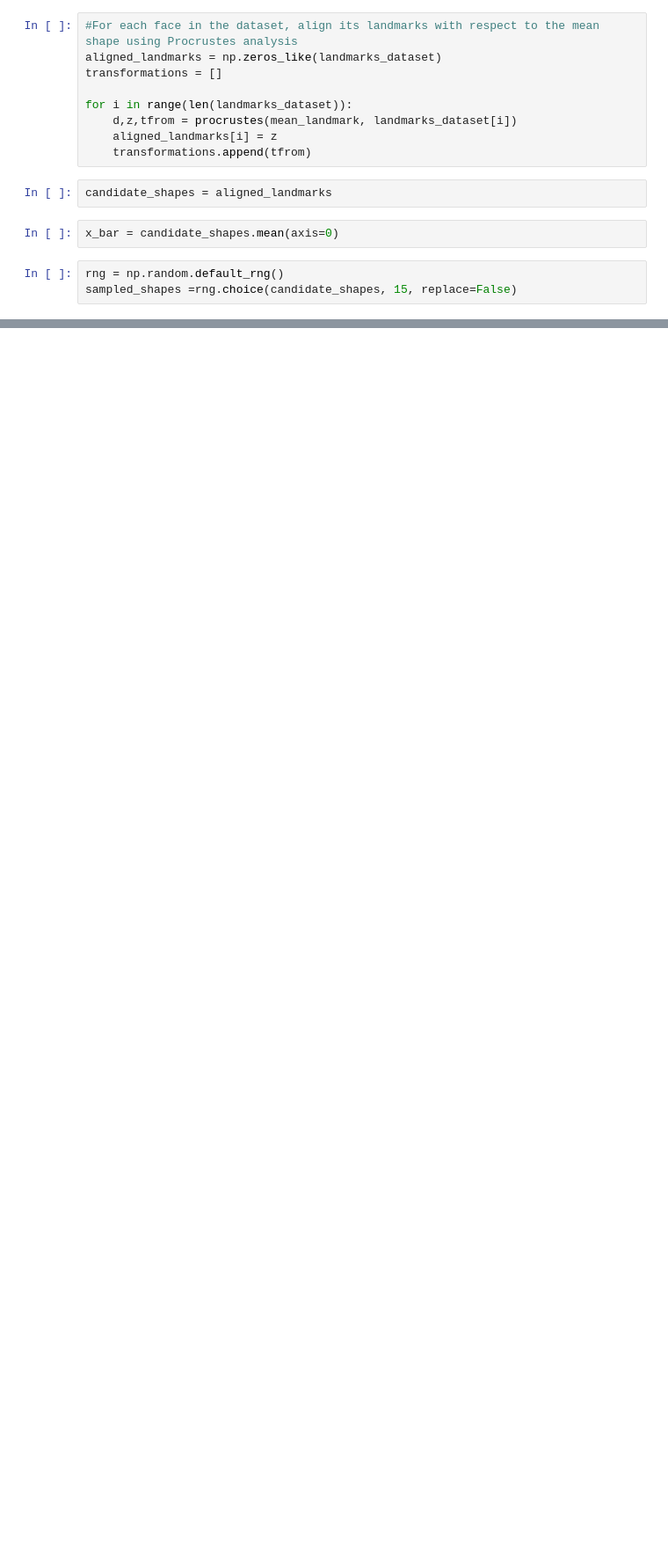
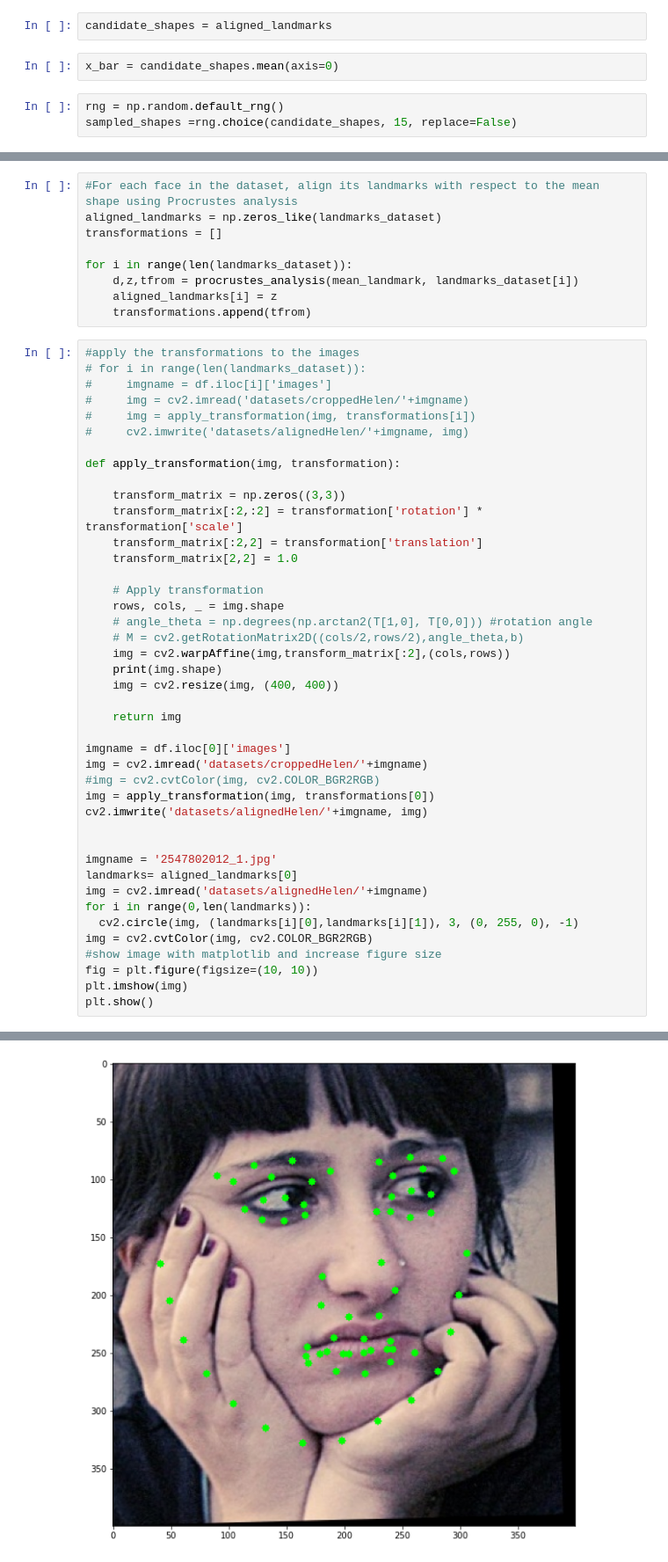
Before and after one commit to AmmarMohamed21/Facial-Landmarks-Detector, a Jupyter notebook: landmark_playground.ipynb, the cells around one changed output, grey strips where cells are left out. Shown at 88% size. Cells and saved outputs as stored; diff of their text form; blank space fills up the shorter version.

```diff
--- a/landmark_playground.ipynb
+++ b/landmark_playground.ipynb
@@ -186,12 +43,3 @@ def procrustes(X, Y, scaling=True, reflection='best'):
-# %%
-#For each face in the dataset, align its landmarks with respect to the mean shape using Procrustes analysis
-aligned_landmarks = np.zeros_like(landmarks_dataset)
-transformations = []
-
-for i in range(len(landmarks_dataset)):
-    d,z,tfrom = procrustes(mean_landmark, landmarks_dataset[i])
-    aligned_landmarks[i] = z
-    transformations.append(tfrom)
 # %%
 candidate_shapes = aligned_landmarks
 # %%
@@ -260,0 +52,52 @@ sampled_shapes =rng.choice(candidate_shapes, 15, replace=False)
+# %%
+#For each face in the dataset, align its landmarks with respect to the mean shape using Procrustes analysis
+aligned_landmarks = np.zeros_like(landmarks_dataset)
+transformations = []
+
+for i in range(len(landmarks_dataset)):
+    d,z,tfrom = procrustes_analysis(mean_landmark, landmarks_dataset[i])
+    aligned_landmarks[i] = z
+    transformations.append(tfrom)
+# %%
+#apply the transformations to the images
+# for i in range(len(landmarks_dataset)):
+#     imgname = df.iloc[i]['images']
+#     img = cv2.imread('datasets/croppedHelen/'+imgname)
+#     img = apply_transformation(img, transformations[i])
+#     cv2.imwrite('datasets/alignedHelen/'+imgname, img)
+
+def apply_transformation(img, transformation):
+
+    transform_matrix = np.zeros((3,3))
+    transform_matrix[:2,:2] = transformation['rotation'] * transformation['scale']
+    transform_matrix[:2,2] = transformation['translation']
+    transform_matrix[2,2] = 1.0
+
+    # Apply transformation
+    rows, cols, _ = img.shape
+    # angle_theta = np.degrees(np.arctan2(T[1,0], T[0,0])) #rotation angle
+    # M = cv2.getRotationMatrix2D((cols/2,rows/2),angle_theta,b)
+    img = cv2.warpAffine(img,transform_matrix[:2],(cols,rows))
+    print(img.shape)
+    img = cv2.resize(img, (400, 400))
+
+    return img
+
+imgname = df.iloc[0]['images']
+img = cv2.imread('datasets/croppedHelen/'+imgname)
+#img = cv2.cvtColor(img, cv2.COLOR_BGR2RGB)
+img = apply_transformation(img, transformations[0])
+cv2.imwrite('datasets/alignedHelen/'+imgname, img)
+
+
+imgname = '2547802012_1.jpg'
+landmarks= aligned_landmarks[0]
+img = cv2.imread('datasets/alignedHelen/'+imgname)
+for i in range(0,len(landmarks)):
+  cv2.circle(img, (landmarks[i][0],landmarks[i][1]), 3, (0, 255, 0), -1)
+img = cv2.cvtColor(img, cv2.COLOR_BGR2RGB)
+#show image with matplotlib and increase figure size
+fig = plt.figure(figsize=(10, 10))
+plt.imshow(img)
+plt.show()
+# %% [output]
@@ -260,0 +105 @@ sampled_shapes =rng.choice(candidate_shapes, 15, replace=False)
+[figure, added]
```
Also changed, not shown: parts of 15 cells of this notebook, 1 other file.
